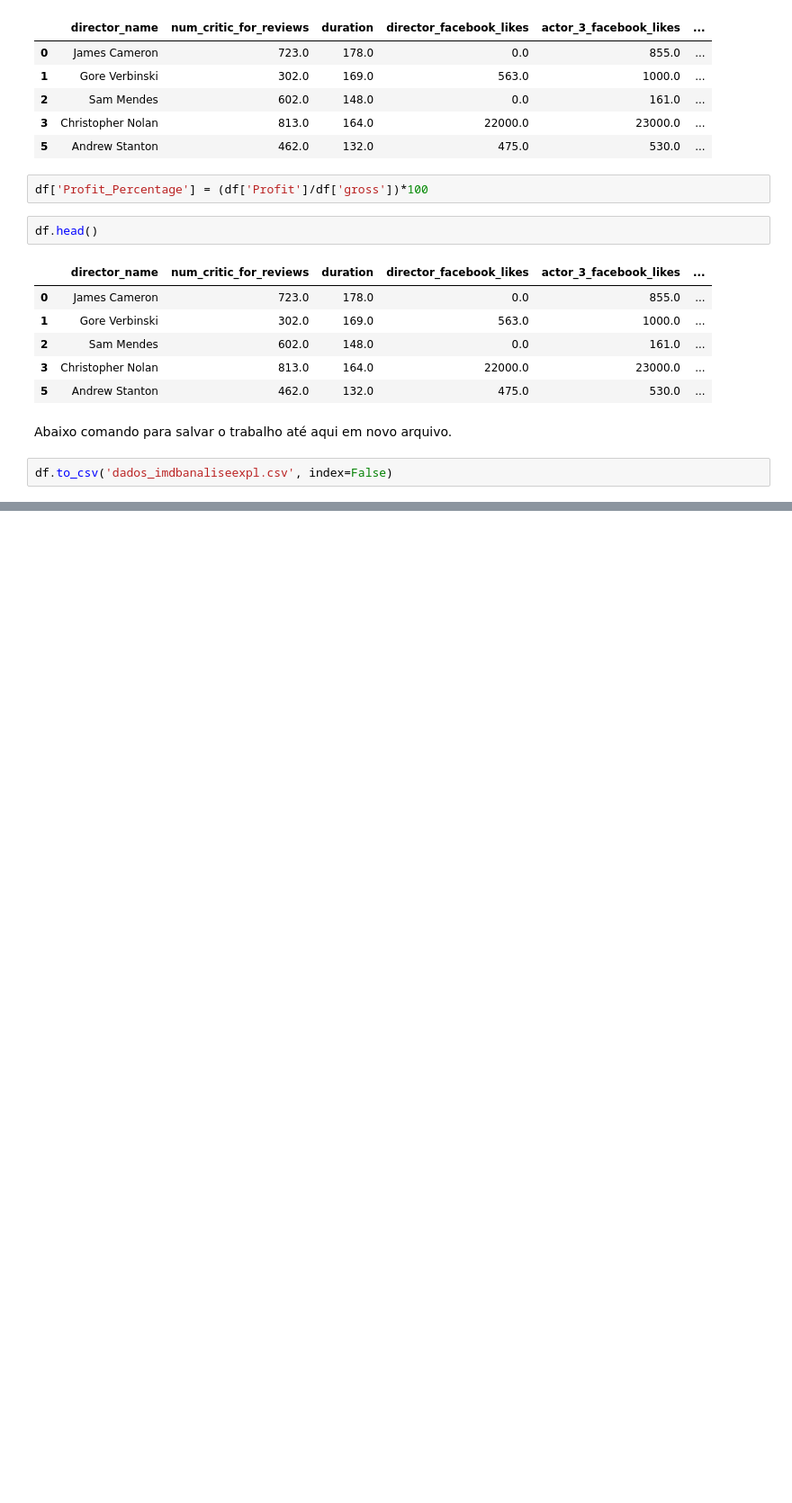
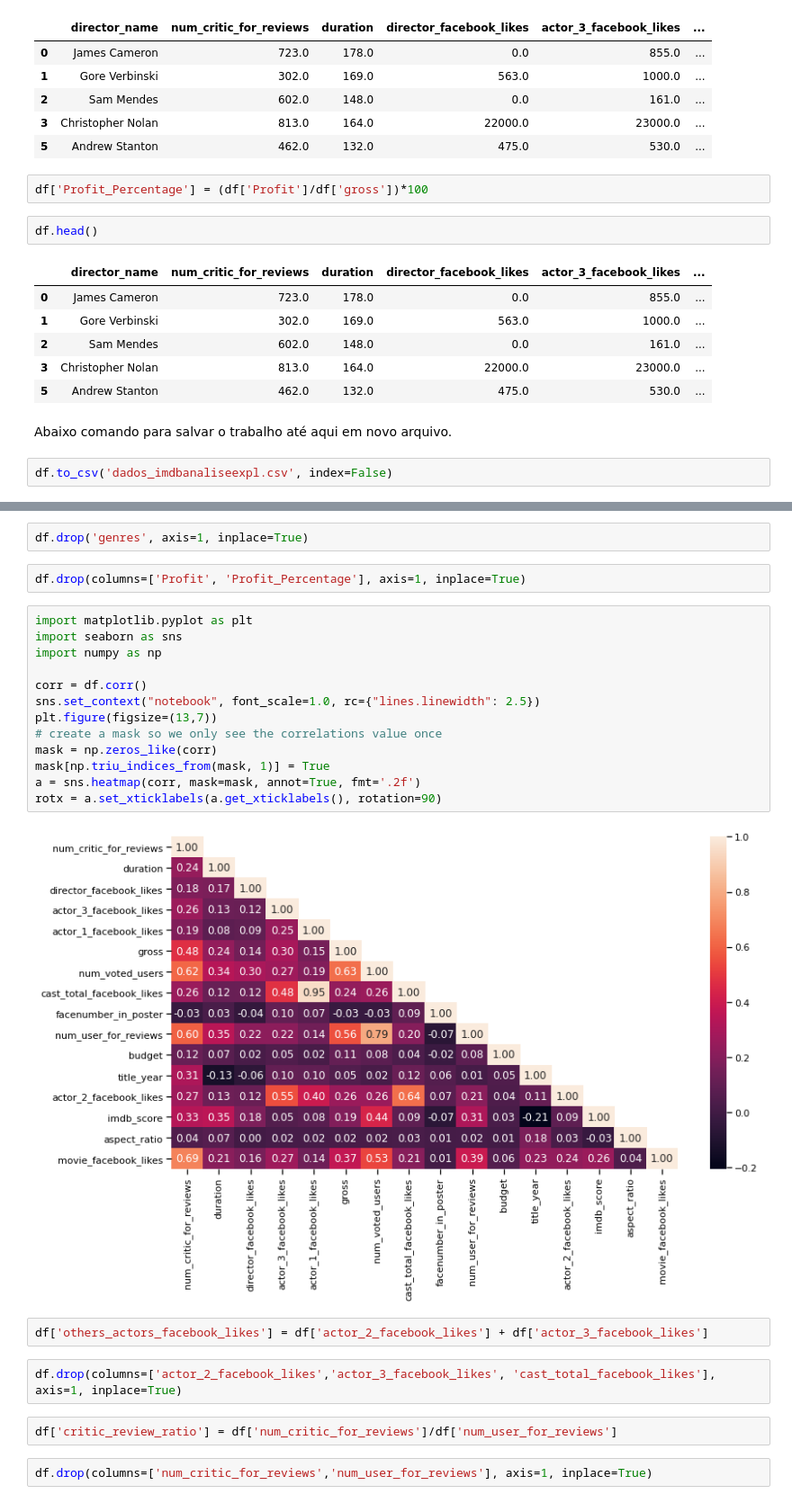
Before and after one commit to DanielaO85/Cursos_Feitos, a Jupyter notebook: ML_Programaria_atividade_3.ipynb, the cells around one changed output, grey strips where cells are left out. Shown: that part at 90% size. Drawn from its saved outputs; the diff is of its cells as text; blank space fills up the shorter version.

```diff
--- a/ML_Programaria_atividade_3.ipynb
+++ b/ML_Programaria_atividade_3.ipynb
@@ -265,0 +305,27 @@ stat_smooth(color='blue', span=1)
+# %%
+df.drop('genres', axis=1, inplace=True)
+# %%
+df.drop(columns=['Profit', 'Profit_Percentage'], axis=1, inplace=True)
+# %%
+import matplotlib.pyplot as plt
+import seaborn as sns
+import numpy as np
+
+corr = df.corr()
+sns.set_context("notebook", font_scale=1.0, rc={"lines.linewidth": 2.5})
+plt.figure(figsize=(13,7))
+# create a mask so we only see the correlations value once
+mask = np.zeros_like(corr)
+mask[np.triu_indices_from(mask, 1)] = True
+a = sns.heatmap(corr, mask=mask, annot=True, fmt='.2f')
+rotx = a.set_xticklabels(a.get_xticklabels(), rotation=90)
+# %% [output]
+[figure, added]
+# %%
+df['others_actors_facebook_likes'] = df['actor_2_facebook_likes'] + df['actor_3_facebook_likes']
+# %%
+df.drop(columns=['actor_2_facebook_likes','actor_3_facebook_likes', 'cast_total_facebook_likes'], axis=1, inplace=True)
+# %%
+df['critic_review_ratio'] = df['num_critic_for_reviews']/df['num_user_for_reviews']
+# %%
+df.drop(columns=['num_critic_for_reviews','num_user_for_reviews'], axis=1, inplace=True)
```
Also changed, not shown: parts of 34 cells of this notebook.
